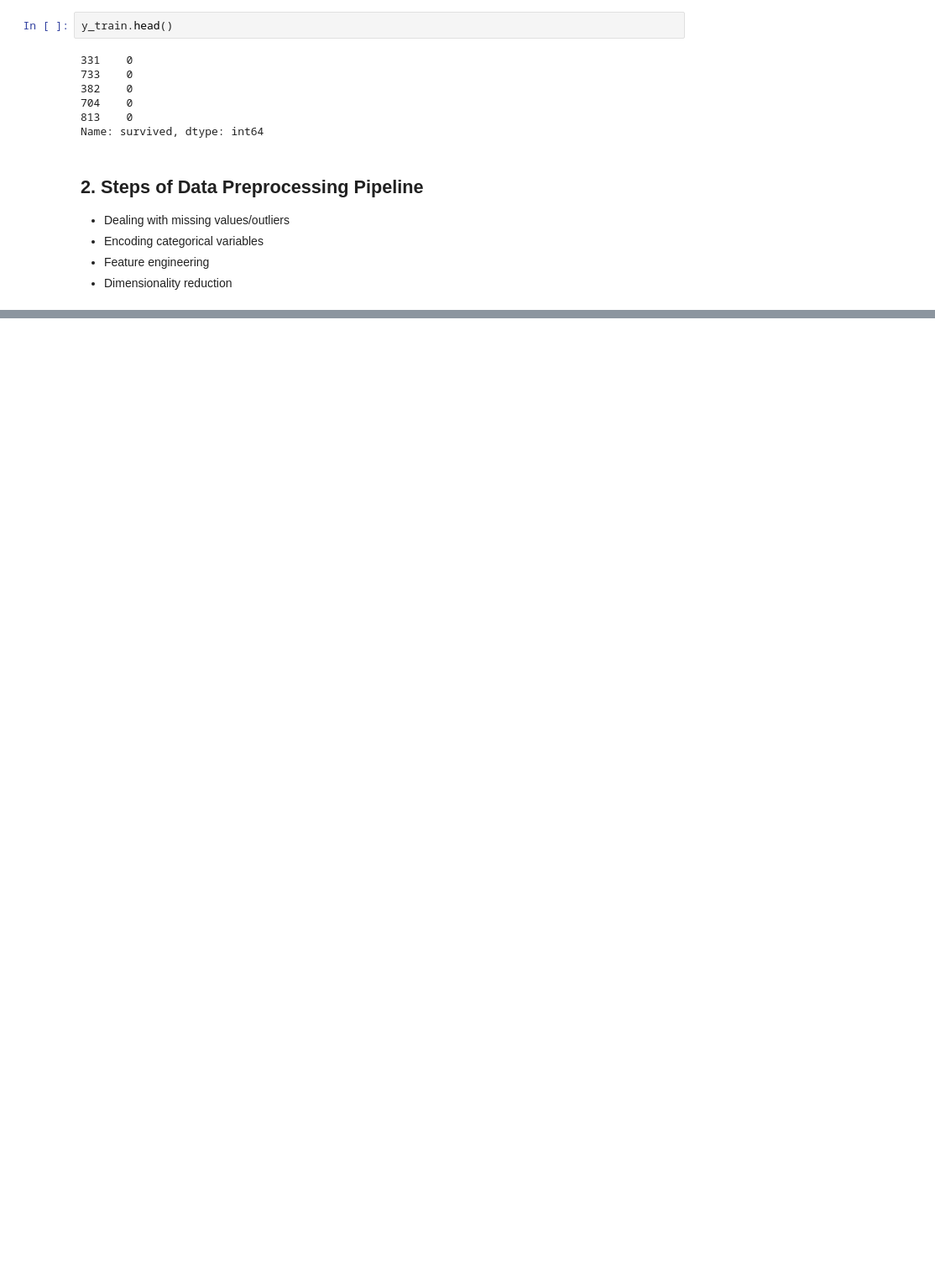
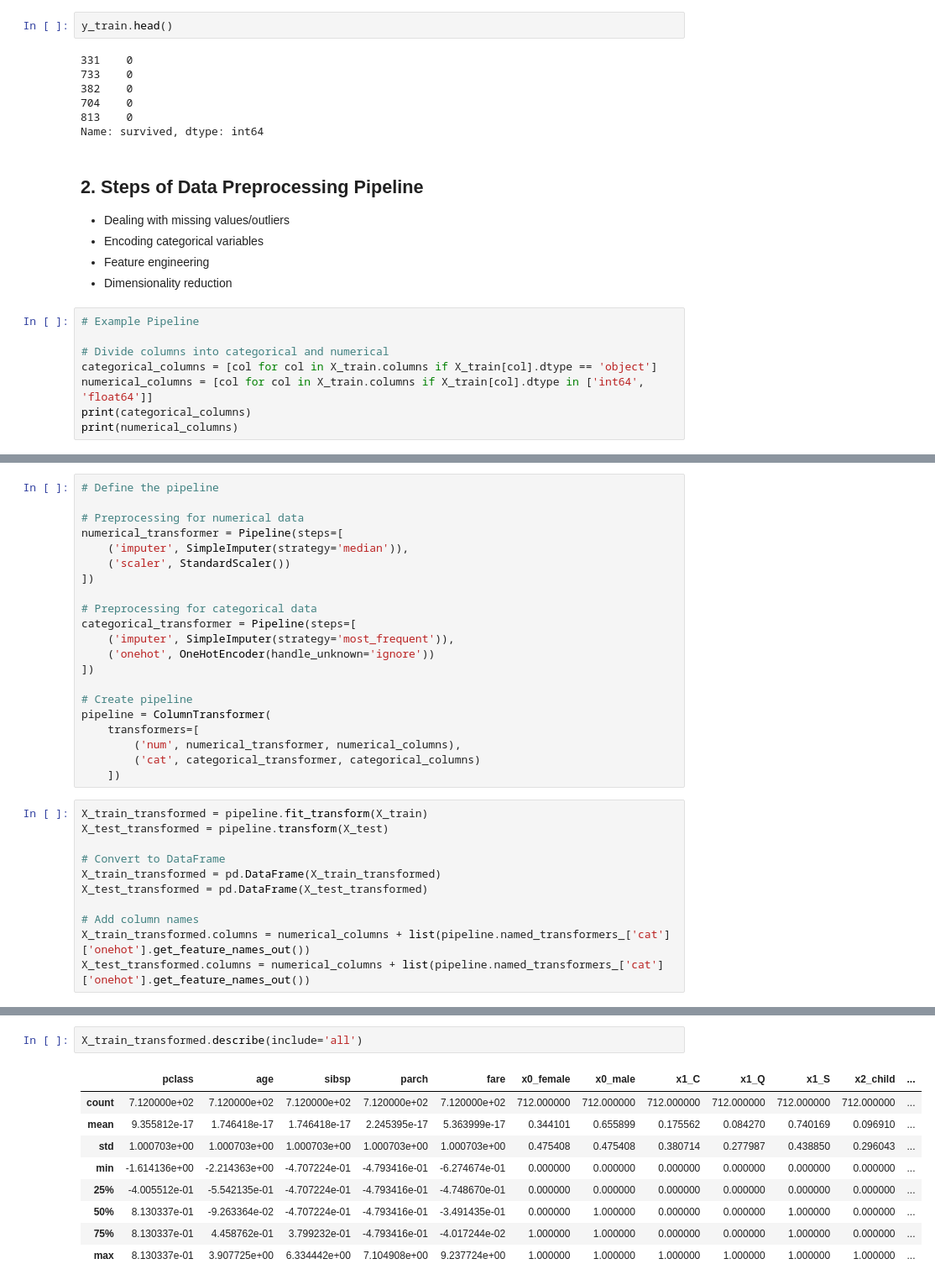
Before and after one commit to qbakom/loan-default-predictor, a Jupyter notebook: notebooks/preprocessing_tutorial.ipynb, the cells around one changed output, grey strips where cells are left out. Shown: that part at 84% size. Drawn from its saved outputs; the diff is of its cells as text; blank space fills up the shorter version.

Commit message:
Update preprocessing tutorial

```diff
--- a/notebooks/preprocessing_tutorial.ipynb
+++ b/notebooks/preprocessing_tutorial.ipynb
@@ -114,3 +114,11 @@ Name: survived, dtype: int64
 - Encoding categorical variables
 - Feature engineering
 - Dimensionality reduction
+# %%
+# Example Pipeline
+
+# Divide columns into categorical and numerical
+categorical_columns = [col for col in X_train.columns if X_train[col].dtype == 'object']
+numerical_columns = [col for col in X_train.columns if X_train[col].dtype in ['int64', 'float64']]
+print(categorical_columns)
+print(numerical_columns)
@@ -116,0 +128,32 @@ Name: survived, dtype: int64
+# %%
+# Define the pipeline
+
+# Preprocessing for numerical data
+numerical_transformer = Pipeline(steps=[
+    ('imputer', SimpleImputer(strategy='median')),
+    ('scaler', StandardScaler())
+])
+
+# Preprocessing for categorical data
+categorical_transformer = Pipeline(steps=[
+    ('imputer', SimpleImputer(strategy='most_frequent')),
+    ('onehot', OneHotEncoder(handle_unknown='ignore'))
+])
+
+# Create pipeline
+pipeline = ColumnTransformer(
+    transformers=[
+        ('num', numerical_transformer, numerical_columns),
+        ('cat', categorical_transformer, categorical_columns)
+    ])
+# %%
+X_train_transformed = pipeline.fit_transform(X_train)
+X_test_transformed = pipeline.transform(X_test)
+
+# Convert to DataFrame
+X_train_transformed = pd.DataFrame(X_train_transformed)
+X_test_transformed = pd.DataFrame(X_test_transformed)
+
+# Add column names
+X_train_transformed.columns = numerical_columns + list(pipeline.named_transformers_['cat']['onehot'].get_feature_names_out())
+X_test_transformed.columns = numerical_columns + list(pipeline.named_transformers_['cat']['onehot'].get_feature_names_out())
@@ -116,0 +180,12 @@ Name: survived, dtype: int64
+# %%
+X_train_transformed.describe(include='all')
+# %% [output]
+|  | pclass | age | sibsp | parch | fare | x0_female | x0_male | x1_C | x1_Q | x1_S | x2_child | ... |
+| count | 7.120000e+02 | 7.120000e+02 | 7.120000e+02 | 7.120000e+02 | 7.120000e+02 | 712.000000 | 712.000000 | 712.000000 | 712.000000 | 712.000000 | 712.000000 | ... |
+| mean | 9.355812e-17 | 1.746418e-17 | 1.746418e-17 | 2.245395e-17 | 5.363999e-17 | 0.344101 | 0.655899 | 0.175562 | 0.084270 | 0.740169 | 0.096910 | ... |
+| std | 1.000703e+00 | 1.000703e+00 | 1.000703e+00 | 1.000703e+00 | 1.000703e+00 | 0.475408 | 0.475408 | 0.380714 | 0.277987 | 0.438850 | 0.296043 | ... |
+| min | -1.614136e+00 | -2.214363e+00 | -4.707224e-01 | -4.793416e-01 | -6.274674e-01 | 0.000000 | 0.000000 | 0.000000 | 0.000000 | 0.000000 | 0.000000 | ... |
+| 25% | -4.005512e-01 | -5.542135e-01 | -4.707224e-01 | -4.793416e-01 | -4.748670e-01 | 0.000000 | 0.000000 | 0.000000 | 0.000000 | 0.000000 | 0.000000 | ... |
+| 50% | 8.130337e-01 | -9.263364e-02 | -4.707224e-01 | -4.793416e-01 | -3.491435e-01 | 0.000000 | 1.000000 | 0.000000 | 0.000000 | 1.000000 | 0.000000 | ... |
+| 75% | 8.130337e-01 | 4.458762e-01 | 3.799232e-01 | -4.793416e-01 | -4.017244e-02 | 1.000000 | 1.000000 | 0.000000 | 0.000000 | 1.000000 | 0.000000 | ... |
+| max | 8.130337e-01 | 3.907725e+00 | 6.334442e+00 | 7.104908e+00 | 9.237724e+00 | 1.000000 | 1.000000 | 1.000000 | 1.000000 | 1.000000 | 1.000000 | ... |
```
Also changed, not shown: parts of 4 cells of this notebook.
